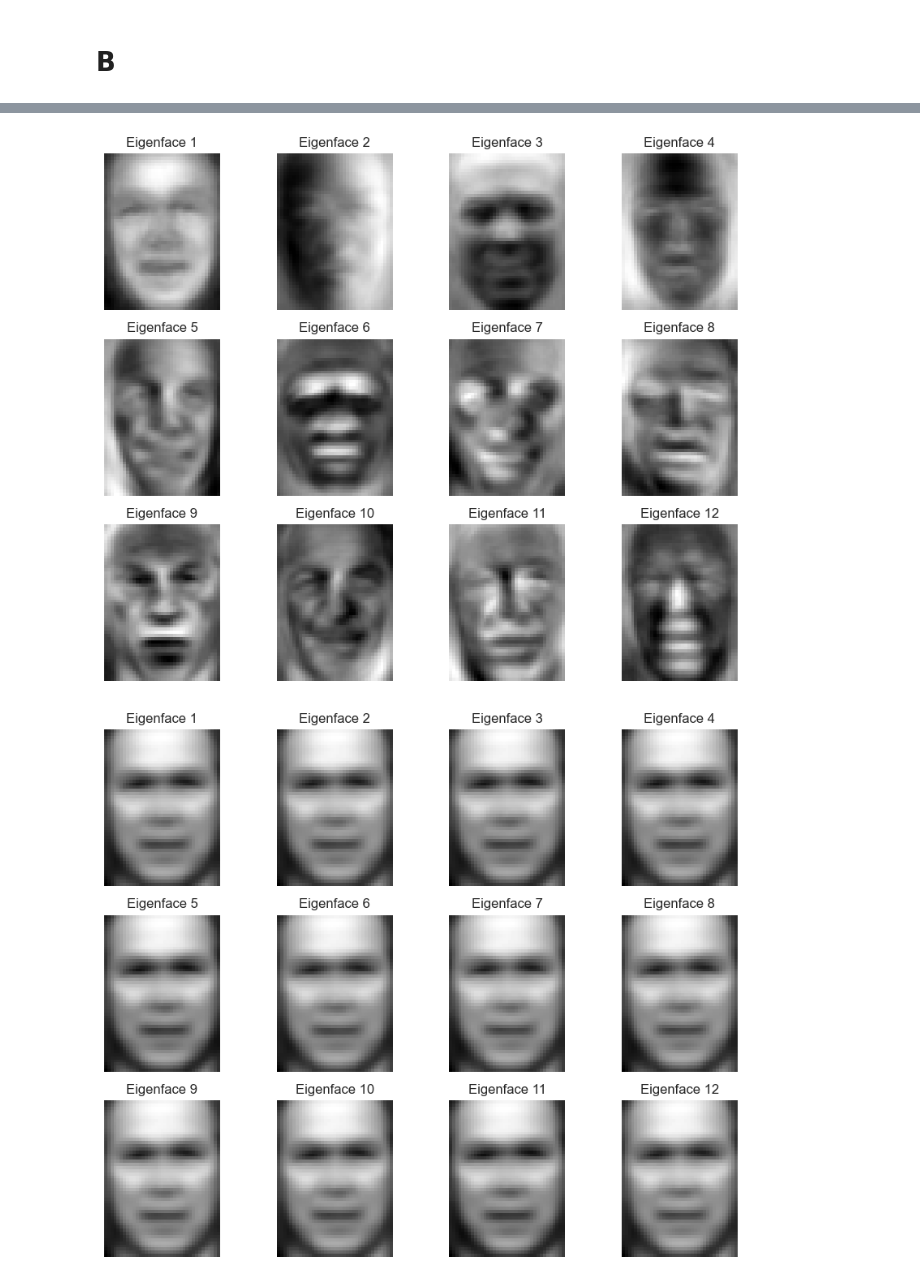
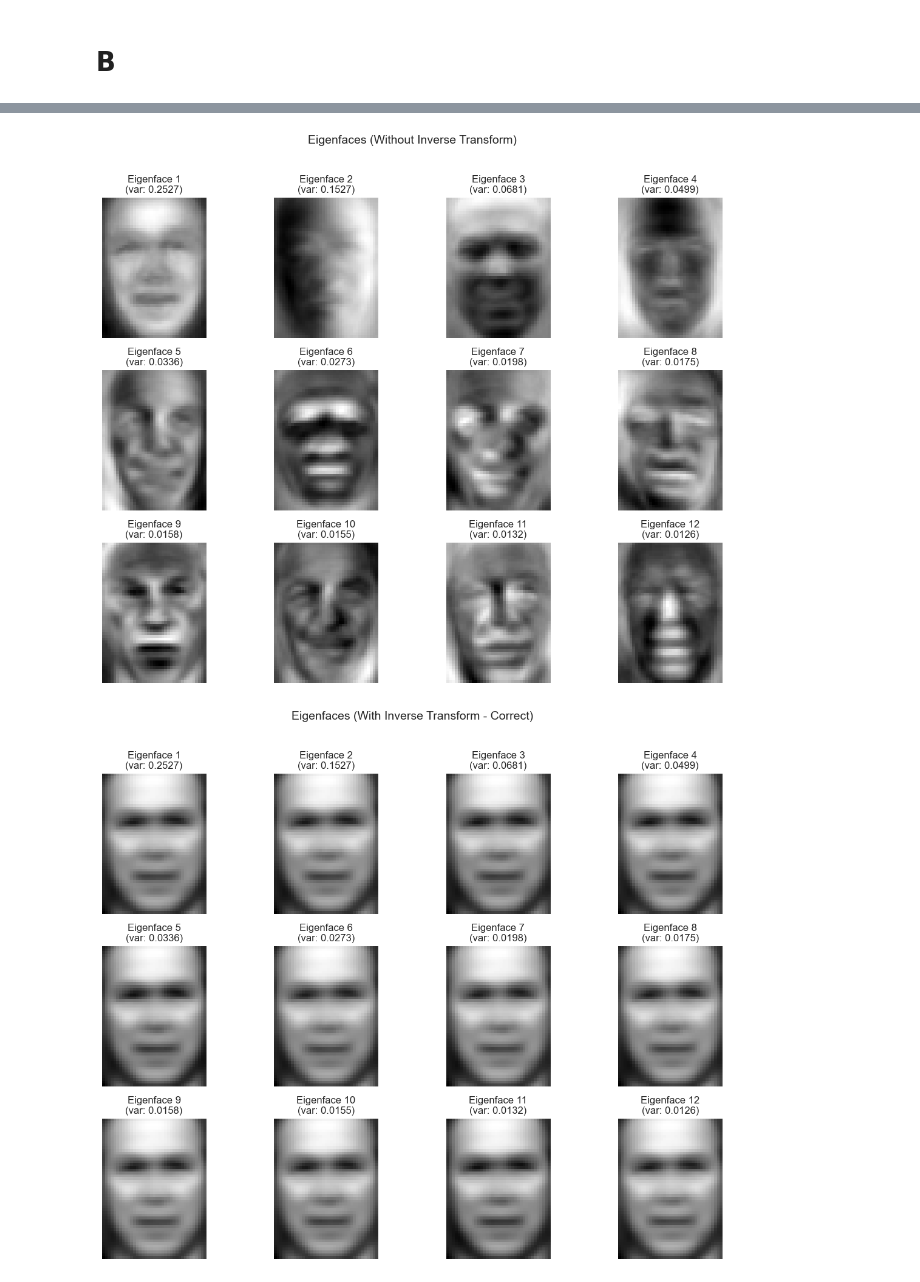
Before and after one commit to EbrahimNouri/AI_HW, a Jupyter notebook: HW6/HW6_4.ipynb, the cells around one changed output, grey strips where cells are left out. Saved outputs shown, nothing was run; the diff lists cells and outputs as text; code cells hidden in the pictures.

```diff
--- a/HW6/HW6_4.ipynb
+++ b/HW6/HW6_4.ipynb
@@ -36,45 +62,30 @@ count of person: 5
 # %%
-scaler = StandardScaler()
-x_scaled = scaler.fit_transform(lfw_data)
-
-pca = PCA(n_components=150)
-x_pca = pca.fit_transform(x_scaled)
-
-print(lfw_data.shape)
-print(x_pca.shape)
-
-X = lfw.data
-y = lfw.target
-h, w = lfw.images[0].shape
-
-#بدون استاندارد سازی
-fig, axes = plt.subplots(3, 4, figsize=(9, 7))
-plt.title("without any change")
-for i, ax in enumerate(axes.flatten()):
-    ax.imshow(lfw_data[i].reshape(h, w), cmap="gray")
-    ax.set_title(f"face  {i+1}")
-    ax.axis("off")
-plt.tight_layout()
-plt.show()
-
-#بدون معکوس کردن استاندارد
-fig, axes = plt.subplots(3, 4, figsize=(9, 7))
-plt.title("with PCA")
-for i, ax in enumerate(axes.flatten()):
-    ax.imshow(pca.components_[i].reshape(h, w), cmap="gray")
-    ax.set_title(f"Eigenface {i+1}")
-    ax.axis("off")
-plt.tight_layout()
-plt.show()
-
-# با معکوس سازی
-fig, axes = plt.subplots(3, 4, figsize=(9, 7))
-plt.title("with PCA unversed")
-for i, ax in enumerate(axes.flatten()):
-    eigenface = scaler.inverse_transform(pca.components_[i].reshape(1, -1)).reshape(h, w)
-    ax.imshow(eigenface, cmap="gray")
-    ax.set_title(f"Eigenface {i+1}")
-    ax.axis("off")
-plt.tight_layout()
-plt.show()
+# fig, axes = plt.subplots(3, 4, figsize=(12, 9))
+# for i, ax in enumerate(axes.flatten()):
+#     ax.imshow(lfw_data[i].reshape(h, w), cmap="gray")
+#     ax.set_title(f"Original Image {i + 1}")
+#     ax.axis("off")
+# fig.suptitle("12 Original Images from LFW Dataset", fontsize=14, y=1.02)
+# plt.tight_layout()
+# plt.show()
+#
+# fig, axes = plt.subplots(3, 4, figsize=(12, 9))
+# for i, ax in enumerate(axes.flatten()):
+#     eigenface_raw = pca.components_[i].reshape(h, w)
+#     ax.imshow(eigenface_raw, cmap="gray")
+#     ax.set_title(f"Eigenface {i + 1}\n(var: {pca.explained_variance_ratio_[i]:.4f})")
+#     ax.axis("off")
+# fig.suptitle("Eigenfaces (Without Inverse Transform)", fontsize=14, y=1.02)
+# plt.tight_layout()
+# plt.show()
+#
+# fig, axes = plt.subplots(3, 4, figsize=(12, 9))
+# for i, ax in enumerate(axes.flatten()):
+#     eigenface = scaler.inverse_transform(pca.components_[i].reshape(1, -1)).reshape(h, w)
+#     ax.imshow(eigenface, cmap="gray")
+#     ax.set_title(f"Eigenface {i + 1}\n(var: {pca.explained_variance_ratio_[i]:.4f})")
+#     ax.axis("off")
+# fig.suptitle("Eigenfaces (With Inverse Transform - Correct)", fontsize=14, y=1.02)
+# plt.tight_layout()
+# plt.show()
 # %% [output]
@@ -84,2 +96,2 @@ plt.show()
-[figure, old version]
+[figure, new version]
-[figure, old version]
+[figure, new version]
```
Also changed, not shown: parts of 2 cells of this notebook.
